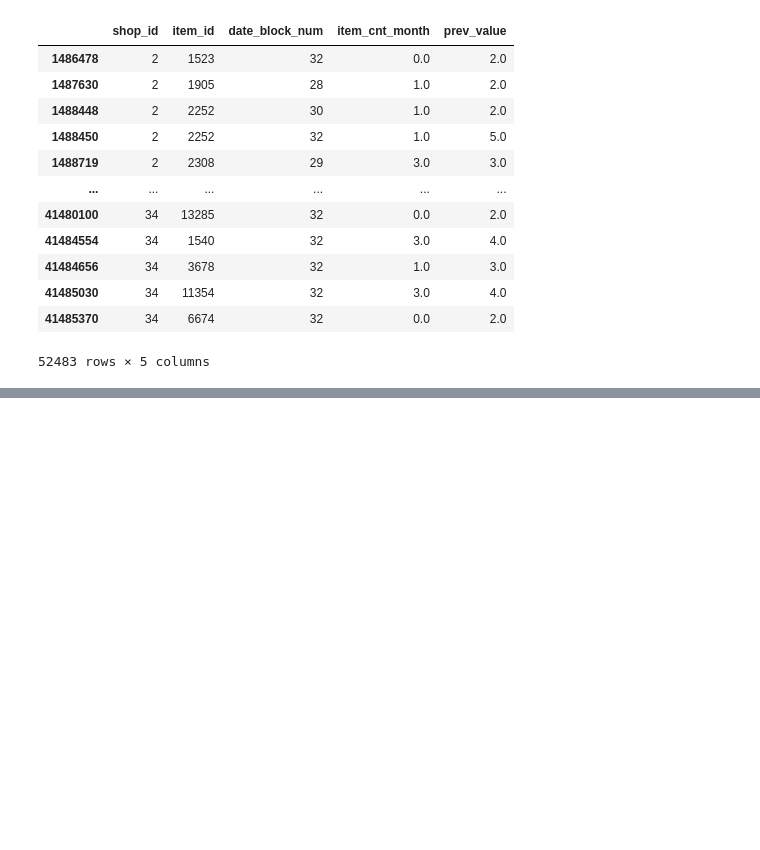
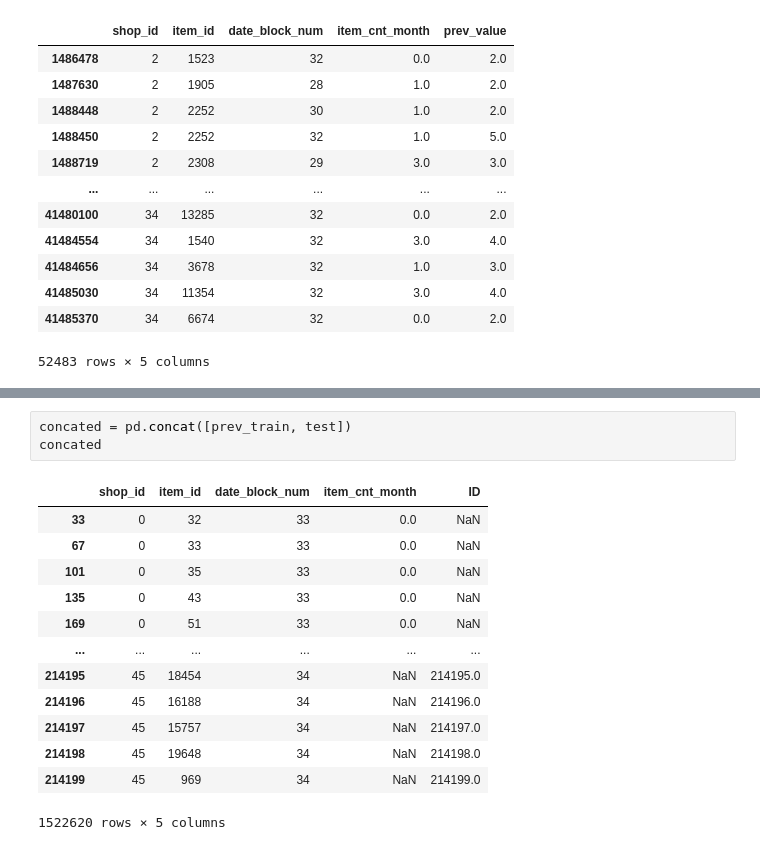
Before and after one commit to varrek/prjct_ml, a Jupyter notebook: hw11_time_series_workshop.ipynb, the cells around one changed output, grey strips where cells are left out. Saved outputs shown, nothing was run; the diff lists cells and outputs as text; blank space fills up the shorter version.

```diff
--- a/hw11_time_series_workshop.ipynb
+++ b/hw11_time_series_workshop.ipynb
@@ -137,0 +177,17 @@ train_data[train_data.prev_value > 1]
+# %%
+concated = pd.concat([prev_train, test])
+concated
+# %% [output]
+|  | shop_id | item_id | date_block_num | item_cnt_month | ID |
+| 33 | 0 | 32 | 33 | 0.0 | NaN |
+| 67 | 0 | 33 | 33 | 0.0 | NaN |
+| 101 | 0 | 35 | 33 | 0.0 | NaN |
+| 135 | 0 | 43 | 33 | 0.0 | NaN |
+| 169 | 0 | 51 | 33 | 0.0 | NaN |
+| ... | ... | ... | ... | ... | ... |
+| 214195 | 45 | 18454 | 34 | NaN | 214195.0 |
+| 214196 | 45 | 16188 | 34 | NaN | 214196.0 |
+| 214197 | 45 | 15757 | 34 | NaN | 214197.0 |
+| 214198 | 45 | 19648 | 34 | NaN | 214198.0 |
+| 214199 | 45 | 969 | 34 | NaN | 214199.0 |
+1522620 rows × 5 columns
```
Also changed, not shown: parts of 30 cells of this notebook.
